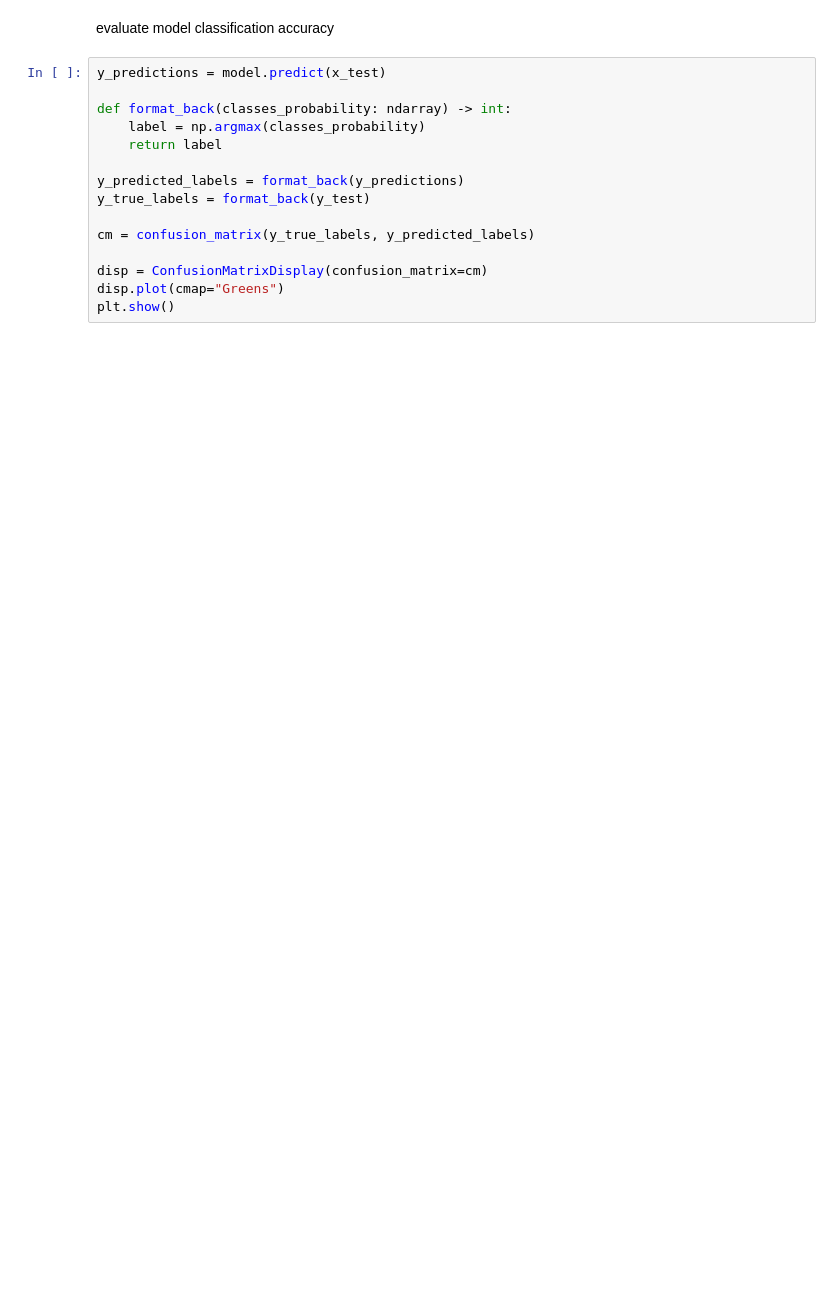
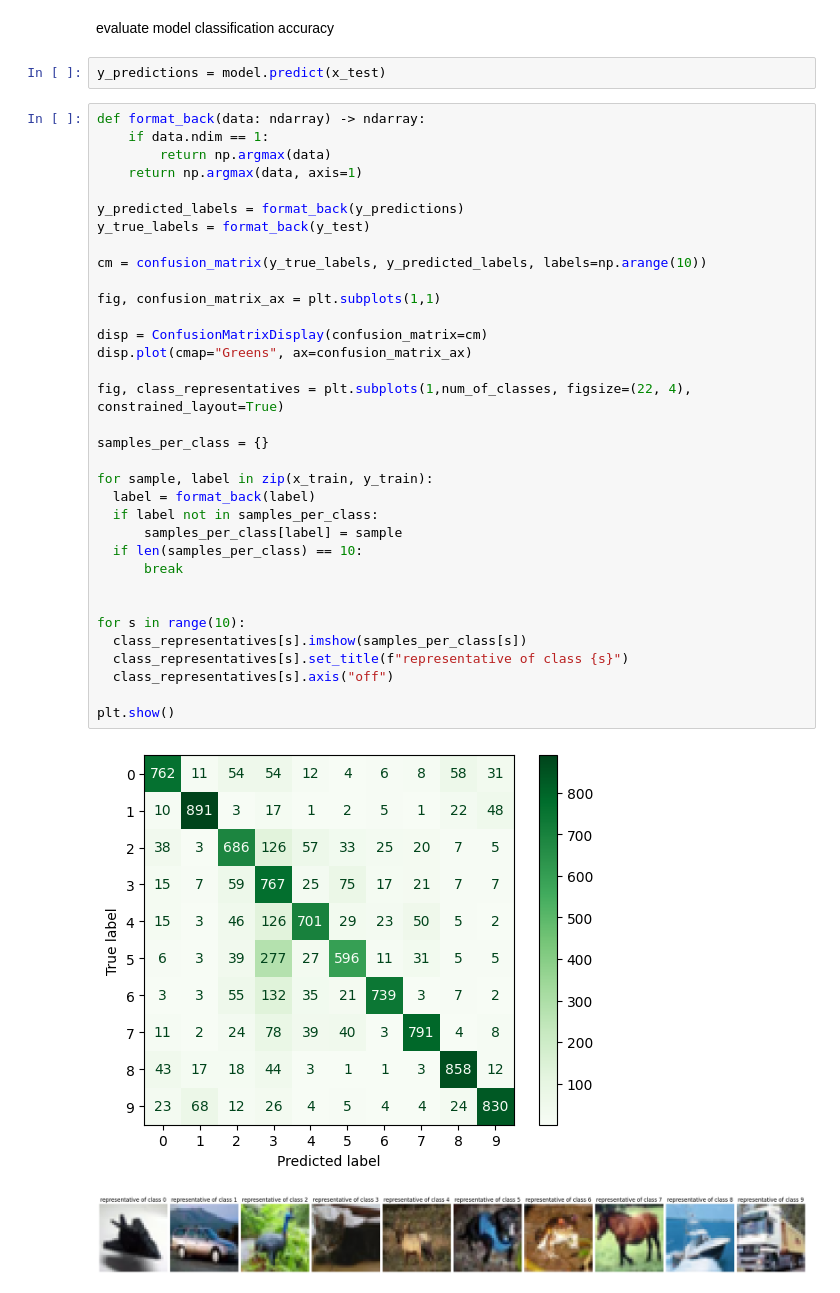
Before and after one commit to JeremiJL/WMA, a Jupyter notebook: projects/project_04/solution.ipynb, the cells around one changed output. Saved outputs shown, nothing was run; the diff lists cells and outputs as text; blank space fills up the shorter version.

```diff
--- a/projects/project_04/solution.ipynb
+++ b/projects/project_04/solution.ipynb
@@ -203,17 +226,41 @@ axes.legend(handles=legend_elements, loc="upper right", fontsize=8)
 # %% [markdown]
 evaluate model classification accuracy
+# %%
+y_predictions = model.predict(x_test)
 # %%
-y_predictions = model.predict(x_test)
-
-def format_back(classes_probability: ndarray) -> int:
-    label = np.argmax(classes_probability)
-    return label
+def format_back(data: ndarray) -> ndarray:
+    if data.ndim == 1:
+        return np.argmax(data)
+    return np.argmax(data, axis=1)
 
 y_predicted_labels = format_back(y_predictions)
 y_true_labels = format_back(y_test)
 
-cm = confusion_matrix(y_true_labels, y_predicted_labels)
+cm = confusion_matrix(y_true_labels, y_predicted_labels, labels=np.arange(10))
+
+fig, confusion_matrix_ax = plt.subplots(1,1)
 
 disp = ConfusionMatrixDisplay(confusion_matrix=cm)
-disp.plot(cmap="Greens")
+disp.plot(cmap="Greens", ax=confusion_matrix_ax)
+
+fig, class_representatives = plt.subplots(1,num_of_classes, figsize=(22, 4), constrained_layout=True)
+
+samples_per_class = {}
+
+for sample, label in zip(x_train, y_train):
+  label = format_back(label)
+  if label not in samples_per_class:
+      samples_per_class[label] = sample
+  if len(samples_per_class) == 10:
+      break
+
+
+for s in range(10):
+  class_representatives[s].imshow(samples_per_class[s])
+  class_representatives[s].set_title(f"representative of class {s}")
+  class_representatives[s].axis("off")
+
 plt.show()
+# %% [output]
+[figure, added]
+[figure, added]
```
Also changed, not shown: parts of 7 cells of this notebook, 3 other files.
